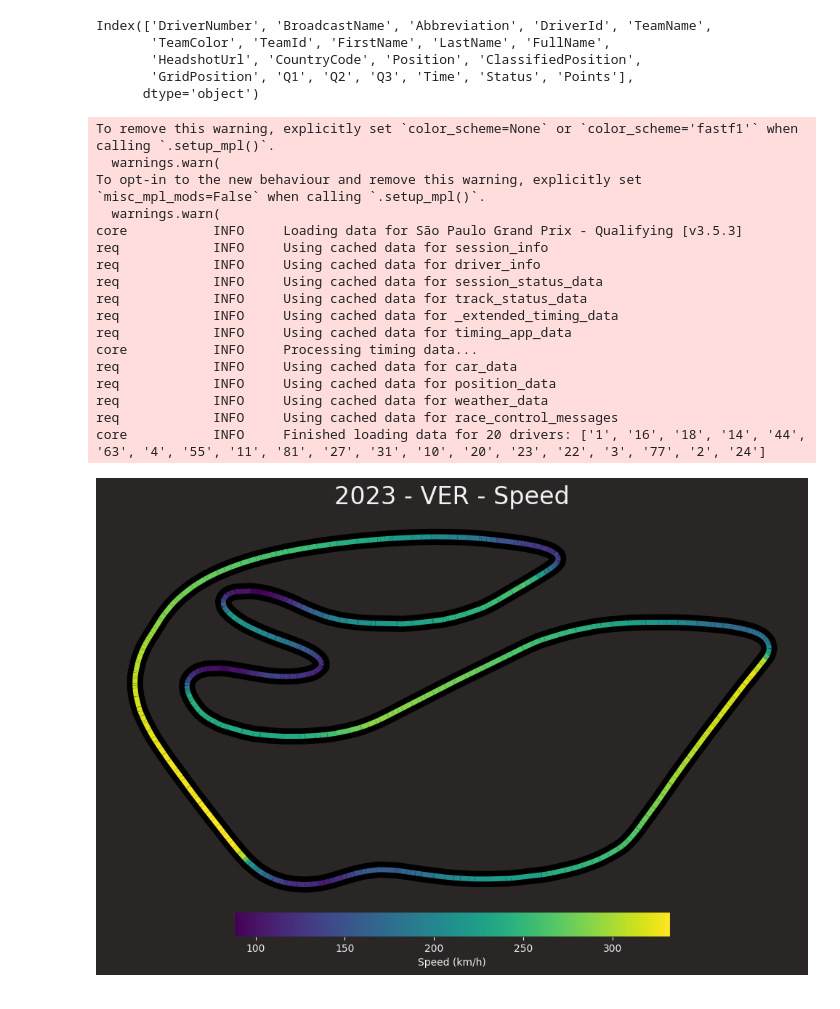
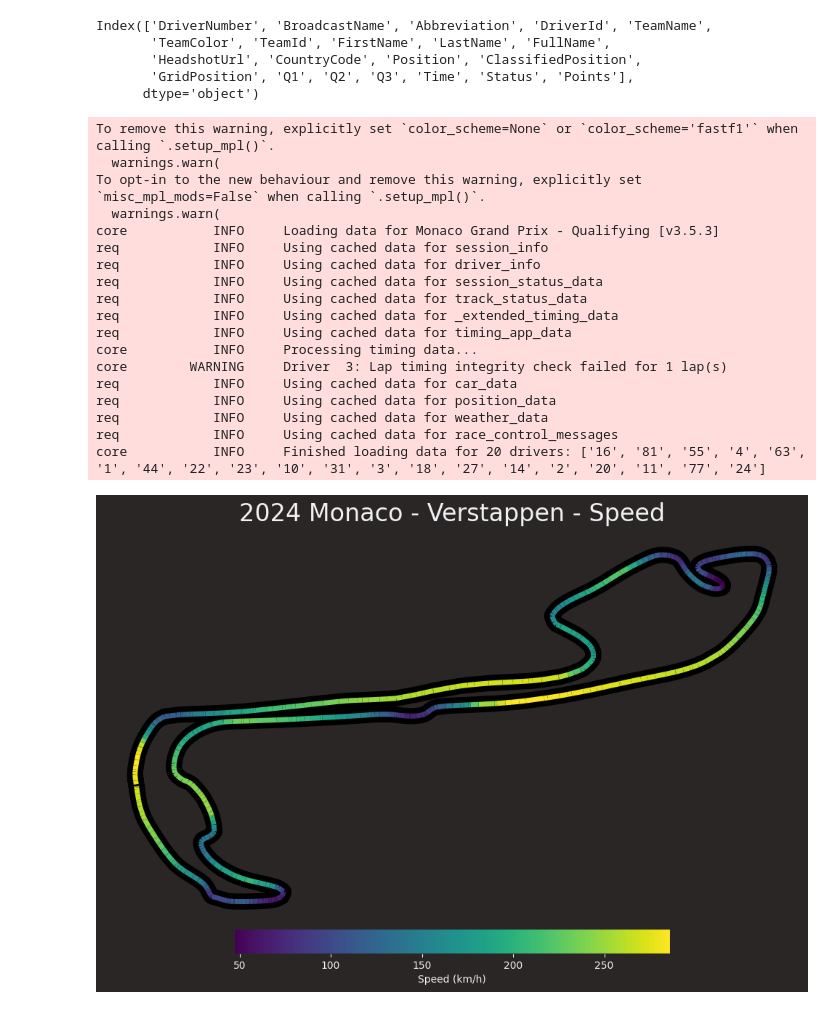
Before and after one commit to diadasiachilensis/f1, a Jupyter notebook: f1.ipynb, the cells around one changed output. Saved outputs shown, nothing was run; the diff lists cells and outputs as text; code cells hidden in the pictures.

```diff
--- a/f1.ipynb
+++ b/f1.ipynb
@@ -46,10 +46,10 @@ ff1.Cache.enable_cache('Cache')
 plotting.setup_mpl()
 
 # 2. Parámetros
-year     = 2023
-gp       = 'Brazil'
+year     = 2024
+gp       = 'Monaco'
 event    = 'Qualifying'
-driver   = 'VER'        # aquí sólo un piloto, para correr el mapa de velocidad
+driver   = 'VER'
 
 # 3. Carga sesión y vuelta rápida
 session = ff1.get_session(year, gp, event)
@@ -64,12 +64,12 @@ points  = np.vstack([x, y]).T.reshape(-1, 1, 2)
 segments= np.concatenate([points[:-1], points[1:]], axis=1)
 
 # 5. Colormap y normalización
-colormap = plt.get_cmap('viridis')              # prueba también 'plasma','inferno','cividis',...
+colormap = plt.get_cmap('viridis')
 norm     = plt.Normalize(color.min(), color.max())
 
 # 6. Dibujo
 fig, ax = plt.subplots(figsize=(12,6.75))
-fig.suptitle(f'{year} - {driver} - Speed', size=24, y=0.97)
+fig.suptitle(f'{year} Monaco - Verstappen - Speed', size=24, y=0.97)
 plt.subplots_adjust(left=0.1, right=0.9, top=0.9, bottom=0.12)
 ax.axis('off')
 
@@ -77,33 +77,34 @@ ax.axis('off')
 ax.plot(x, y, color='black', linewidth=16, zorder=0)
 
 # LineCollection coloreado
 lc = LineCollection(segments, cmap=colormap, norm=norm, linewidth=5)
 lc.set_array(color)
 ax.add_collection(lc)
 
 # Barra de color
 cbaxes    = fig.add_axes([0.25, 0.05, 0.5, 0.05])
 cbar_norm = mpl.colors.Normalize(vmin=color.min(), vmax=color.max())
 mpl.colorbar.ColorbarBase(cbaxes, norm=cbar_norm, cmap=colormap,
                           orientation="horizontal", label='Speed (km/h)')
 
 plt.show()
 # %% [output]
 To remove this warning, explicitly set `color_scheme=None` or `color_scheme='fastf1'` when calling `.setup_mpl()`.
   warnings.warn(
 To opt-in to the new behaviour and remove this warning, explicitly set `misc_mpl_mods=False` when calling `.setup_mpl()`.
   warnings.warn(
-core           INFO     Loading data for São Paulo Grand Prix - Qualifying [v3.5.3]
+core           INFO     Loading data for Monaco Grand Prix - Qualifying [v3.5.3]
 req            INFO     Using cached data for session_info
 req            INFO     Using cached data for driver_info
 req            INFO     Using cached data for session_status_data
 req            INFO     Using cached data for track_status_data
 req            INFO     Using cached data for _extended_timing_data
 req            INFO     Using cached data for timing_app_data
 core           INFO     Processing timing data...
+core        WARNING     Driver  3: Lap timing integrity check failed for 1 lap(s)
 req            INFO     Using cached data for car_data
 req            INFO     Using cached data for position_data
 req            INFO     Using cached data for weather_data
 req            INFO     Using cached data for race_control_messages
-core           INFO     Finished loading data for 20 drivers: ['1', '16', '18', '14', '44', '63', '4', '55', '11', '81', '27', '31', '10', '20', '23', '22', '3', '77', '2', '24']
+core           INFO     Finished loading data for 20 drivers: ['16', '81', '55', '4', '63', '1', '44', '22', '23', '10', '31', '3', '18', '27', '14', '2', '20', '11', '77', '24']
-[figure, old version]
+[figure, new version]
```
